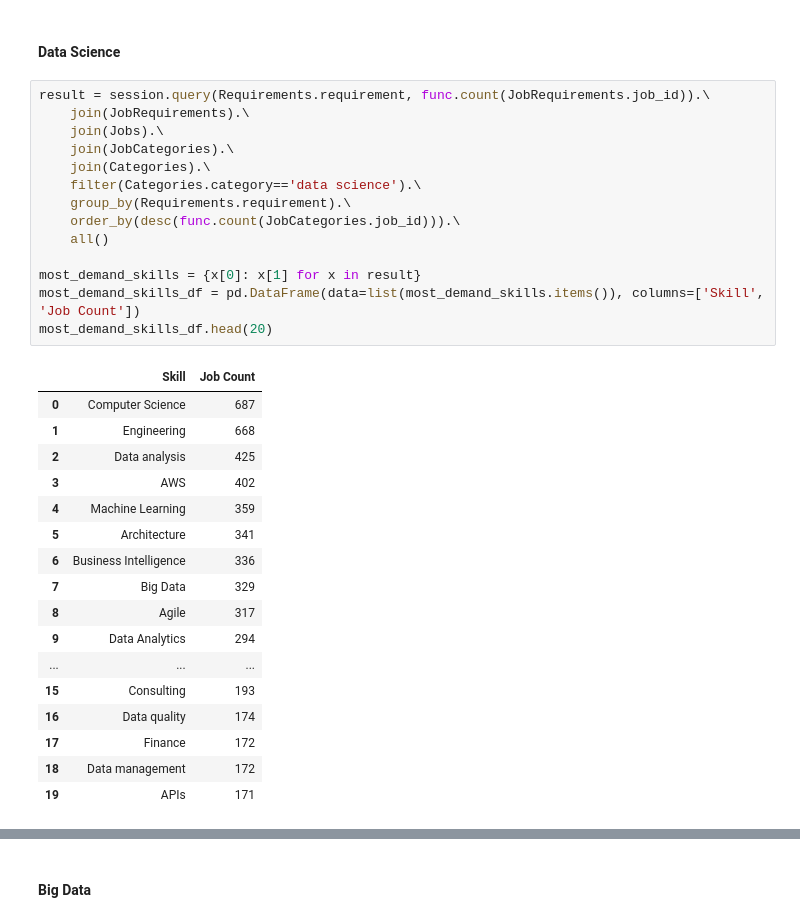
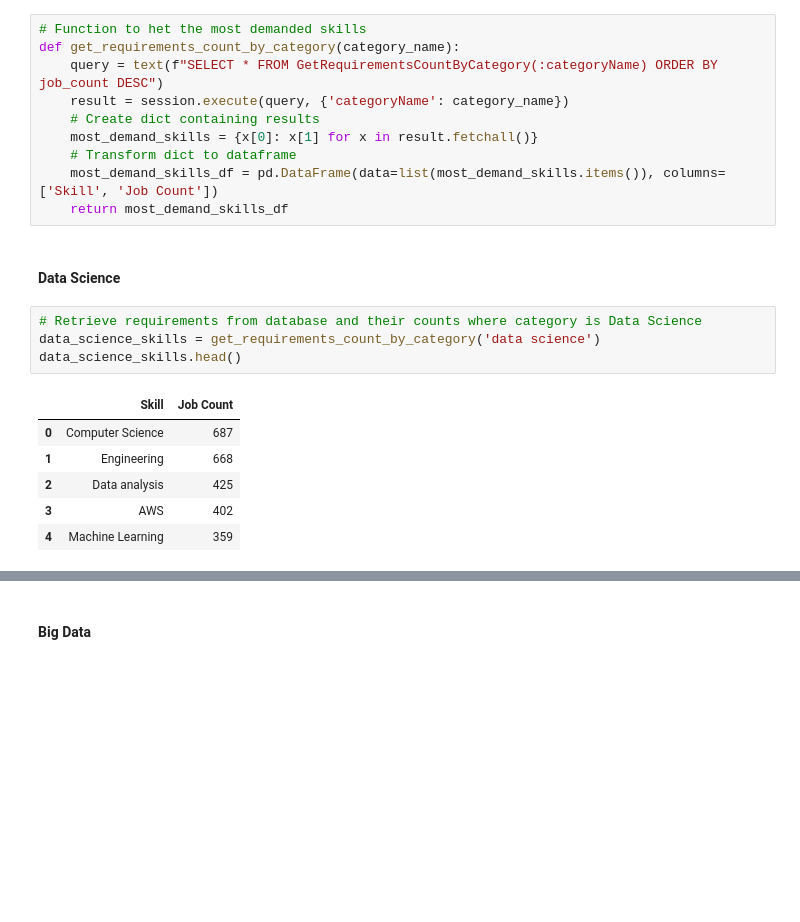
Before and after one commit to Sefdine/Job_opportunities, a Jupyter notebook: dev.ipynb, the cells around one changed output, grey strips where cells are left out. Drawn from its saved outputs; the diff is of its cells as text; blank space fills up the shorter version.

```diff
--- a/dev.ipynb
+++ b/dev.ipynb
@@ -707,37 +729,26 @@ show(most_demanded_job_plot)
+# %%
+# Function to het the most demanded skills
+def get_requirements_count_by_category(category_name):
+    query = text(f"SELECT * FROM GetRequirementsCountByCategory(:categoryName) ORDER BY job_count DESC")
+    result = session.execute(query, {'categoryName': category_name})
+    # Create dict containing results
+    most_demand_skills = {x[0]: x[1] for x in result.fetchall()}
+    # Transform dict to dataframe
+    most_demand_skills_df = pd.DataFrame(data=list(most_demand_skills.items()), columns=['Skill', 'Job Count'])
+    return most_demand_skills_df
 # %% [markdown]
 #### Data Science
-# %%
-result = session.query(Requirements.requirement, func.count(JobRequirements.job_id)).\
-    join(JobRequirements).\
-    join(Jobs).\
-    join(JobCategories).\
-    join(Categories).\
-    filter(Categories.category=='data science').\
-    group_by(Requirements.requirement).\
-    order_by(desc(func.count(JobCategories.job_id))).\
-    all()
-
-most_demand_skills = {x[0]: x[1] for x in result}
-most_demand_skills_df = pd.DataFrame(data=list(most_demand_skills.items()), columns=['Skill', 'Job Count'])
-most_demand_skills_df.head(20)
-# %% [output]
-|  | Skill | Job Count |
-| 0 | Computer Science | 687 |
-| 1 | Engineering | 668 |
-| 2 | Data analysis | 425 |
-| 3 | AWS | 402 |
-| 4 | Machine Learning | 359 |
-| 5 | Architecture | 341 |
-| 6 | Business Intelligence | 336 |
-| 7 | Big Data | 329 |
-| 8 | Agile | 317 |
-| 9 | Data Analytics | 294 |
-| ... | ... | ... |
-| 15 | Consulting | 193 |
-| 16 | Data quality | 174 |
-| 17 | Finance | 172 |
-| 18 | Data management | 172 |
-| 19 | APIs | 171 |
+# %%
+# Retrieve requirements from database and their counts where category is Data Science
+data_science_skills = get_requirements_count_by_category('data science')
+data_science_skills.head()
+# %% [output]
+|  | Skill | Job Count |
+| 0 | Computer Science | 687 |
+| 1 | Engineering | 668 |
+| 2 | Data analysis | 425 |
+| 3 | AWS | 402 |
+| 4 | Machine Learning | 359 |
 # %%
 # Import plotly express
 import plotly.express as px
```
Also changed, not shown: parts of 18 cells of this notebook.
